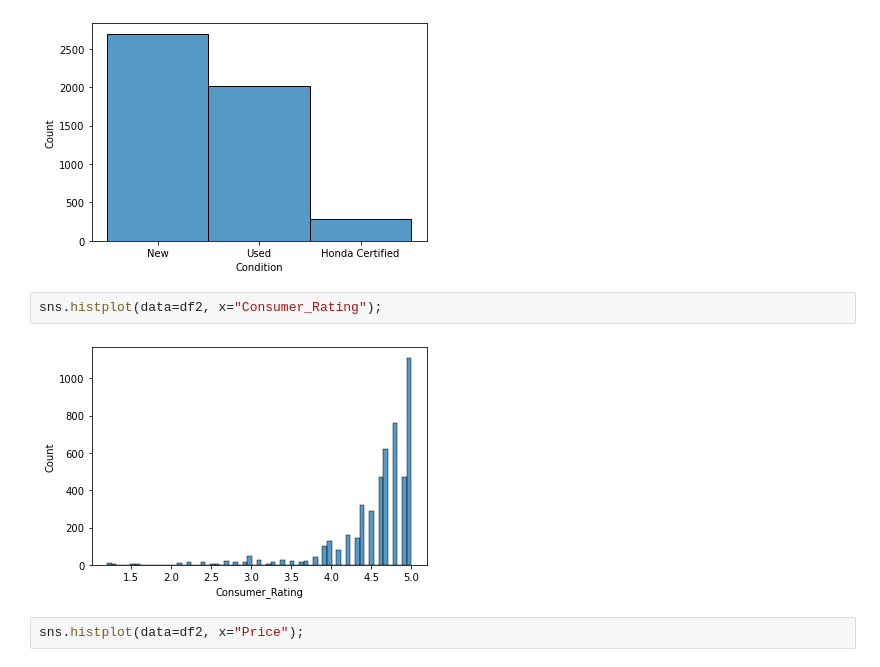
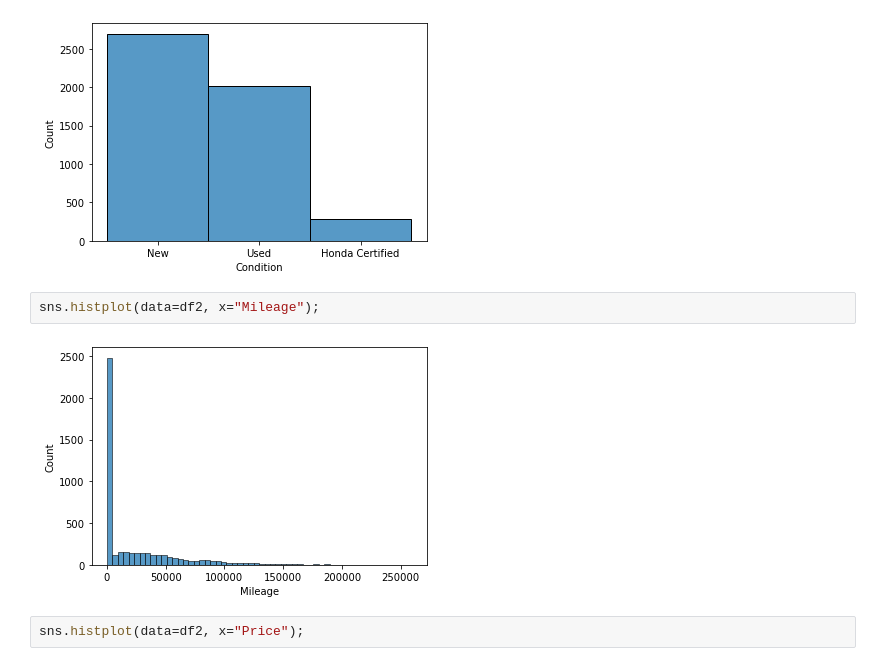
Before and after one commit to Otm639e/Otm639e.github.io, a Jupyter notebook: Honda Analytics.ipynb, the cells around one changed output. Drawn from its saved outputs; the diff is of its cells as text.

Commit message:
commiting new changes to data and new website

```diff
--- a/Honda Analytics.ipynb
+++ b/Honda Analytics.ipynb
@@ -276,9 +324,9 @@ sns.histplot(data=df2, x="Condition");
 # %% [output]
 [figure]
 # %%
-sns.histplot(data=df2, x="Consumer_Rating");
+sns.histplot(data=df2, x="Mileage");
 # %% [output]
-[figure, old version]
+[figure, new version]
 # %%
 sns.histplot(data=df2, x="Price");
 # %% [output]
```
Also changed, not shown: parts of 11 cells of this notebook, 6 other files.
